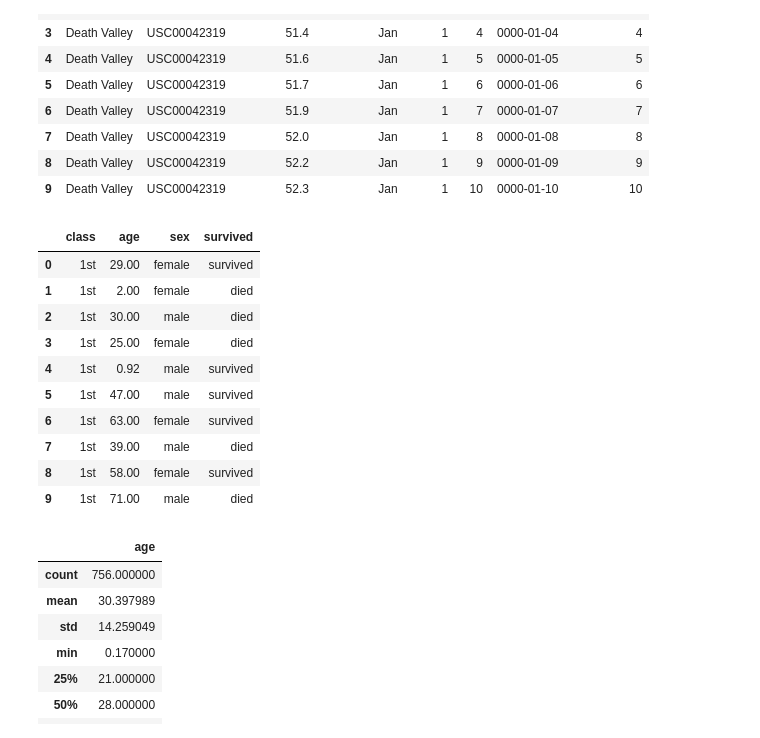
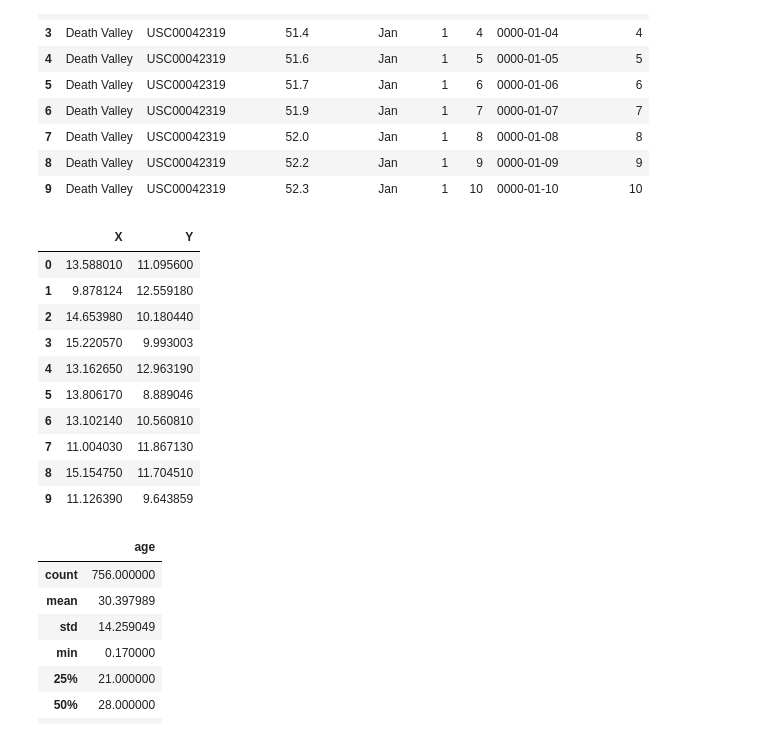
Before and after one commit to designer24-7/Data110, a Jupyter notebook: Homework/Week-3/Week-3_Obtaining-Data-Vis_Ddouglass.ipynb, the cells around one changed output. Saved outputs shown, nothing was run; the diff lists cells and outputs as text; code cells hidden in the pictures.

```diff
--- a/Homework/Week-3/Week-3_Obtaining-Data-Vis_Ddouglass.ipynb
+++ b/Homework/Week-3/Week-3_Obtaining-Data-Vis_Ddouglass.ipynb
@@ -113,23 +130,23 @@ df.head(10)
 # %%
 ## 2. Remote Data Handling
 
 import pandas as pd  ##for dataframes
-df = pd.read_csv("https://raw.githubusercontent.com/Reben80/Data110-32213/main/dataset/titanic.csv")
+df = pd.read_csv("https://raw.githubusercontent.com/Reben80/Data110-32213/main/dataset/deaths.csv")
 df.head(10)
 
 ##Output first few rows
 # %% [output]
-|  | class | age | sex | survived |
-| 0 | 1st | 29.00 | female | survived |
-| 1 | 1st | 2.00 | female | died |
-| 2 | 1st | 30.00 | male | died |
-| 3 | 1st | 25.00 | female | died |
-| 4 | 1st | 0.92 | male | survived |
-| 5 | 1st | 47.00 | male | survived |
-| 6 | 1st | 63.00 | female | survived |
-| 7 | 1st | 39.00 | male | died |
-| 8 | 1st | 58.00 | female | survived |
-| 9 | 1st | 71.00 | male | died |
+|  | X | Y |
+| 0 | 13.588010 | 11.095600 |
+| 1 | 9.878124 | 12.559180 |
+| 2 | 14.653980 | 10.180440 |
+| 3 | 15.220570 | 9.993003 |
+| 4 | 13.162650 | 12.963190 |
+| 5 | 13.806170 | 8.889046 |
+| 6 | 13.102140 | 10.560810 |
+| 7 | 11.004030 | 11.867130 |
+| 8 | 15.154750 | 11.704510 |
+| 9 | 11.126390 | 9.643859 |
 # %%
 df.describe()
 
```
Also changed, not shown: parts of 13 cells of this notebook.
